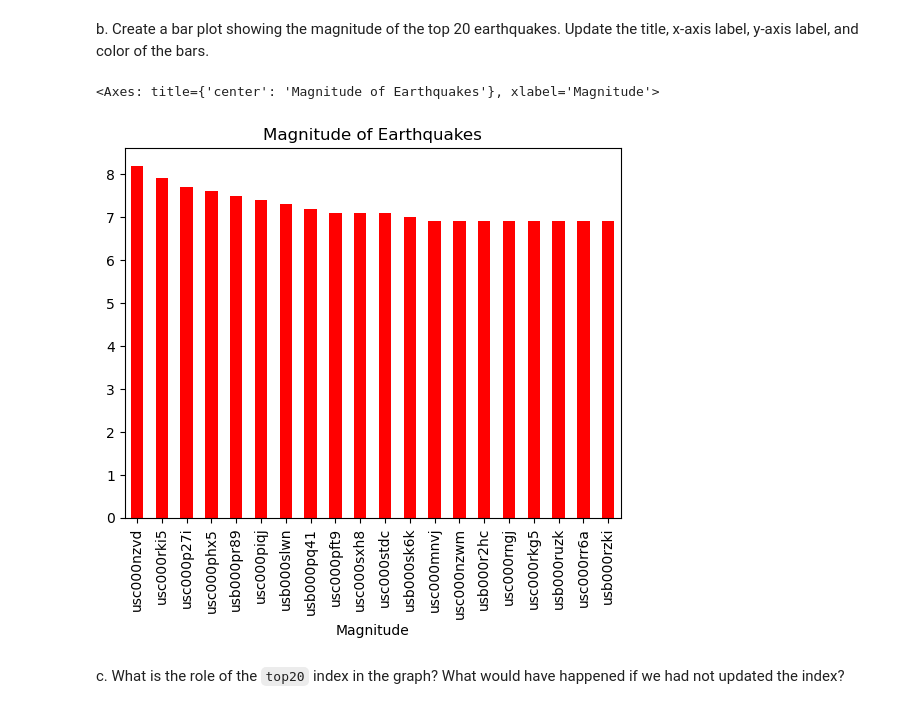
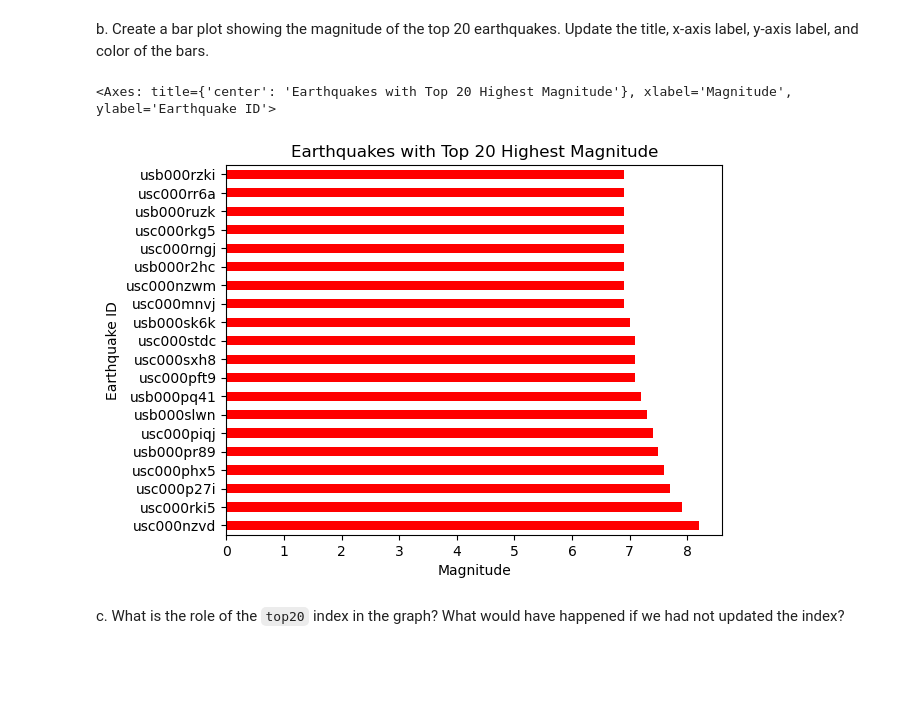
Before and after one commit to veronica-moran/eds220-hwk1, a Jupyter notebook: task3/hwk1-task3-earthquakes.ipynb, the cells around one changed output. Saved outputs shown, nothing was run; the diff lists cells and outputs as text; code cells hidden in the pictures; blank space fills up the shorter version.

Commit message:
editing graphs

```diff
--- a/task3/hwk1-task3-earthquakes.ipynb
+++ b/task3/hwk1-task3-earthquakes.ipynb
@@ -257,14 +258,17 @@ q7_a results: All test cases passed!
 <!-- BEGIN QUESTION -->
 
 b. Create a bar plot showing the magnitude of the top 20 earthquakes. Update the title, x-axis label, y-axis label, and color of the bars.
-# %%
-top20.plot(kind='bar', # Sets the graph type to bar plot
-                title='Magnitude of Earthquakes', # Adds a title to the graph
-                xlabel='Magnitude', # Sets the label of the x-axis to Magnitude
-               color = 'red')
-# %% [output]
-<Axes: title={'center': 'Magnitude of Earthquakes'}, xlabel='Magnitude'>
-[figure, removed]
+# %%
+# Creates a horizontal bar plot of the top 20 earthquakes against their magnitude
+
+top20.plot(kind='barh',
+                title= 'Earthquakes with Top 20 Highest Magnitude',
+                xlabel='Magnitude',
+           ylabel = 'Earthquake ID',
+               color = 'red')
+# %% [output]
+<Axes: title={'center': 'Earthquakes with Top 20 Highest Magnitude'}, xlabel='Magnitude', ylabel='Earthquake ID'>
+[figure, added]
 # %% [markdown]
 <!-- END QUESTION -->
 
```
Also changed, not shown: parts of 3 cells of this notebook.
